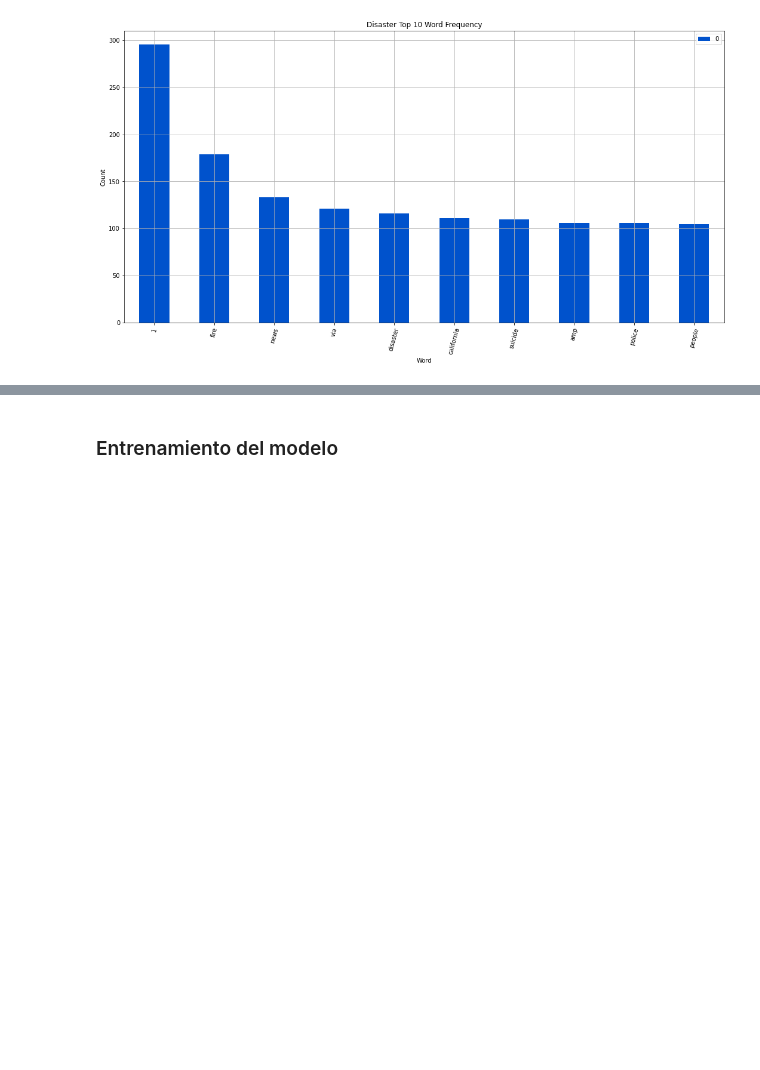
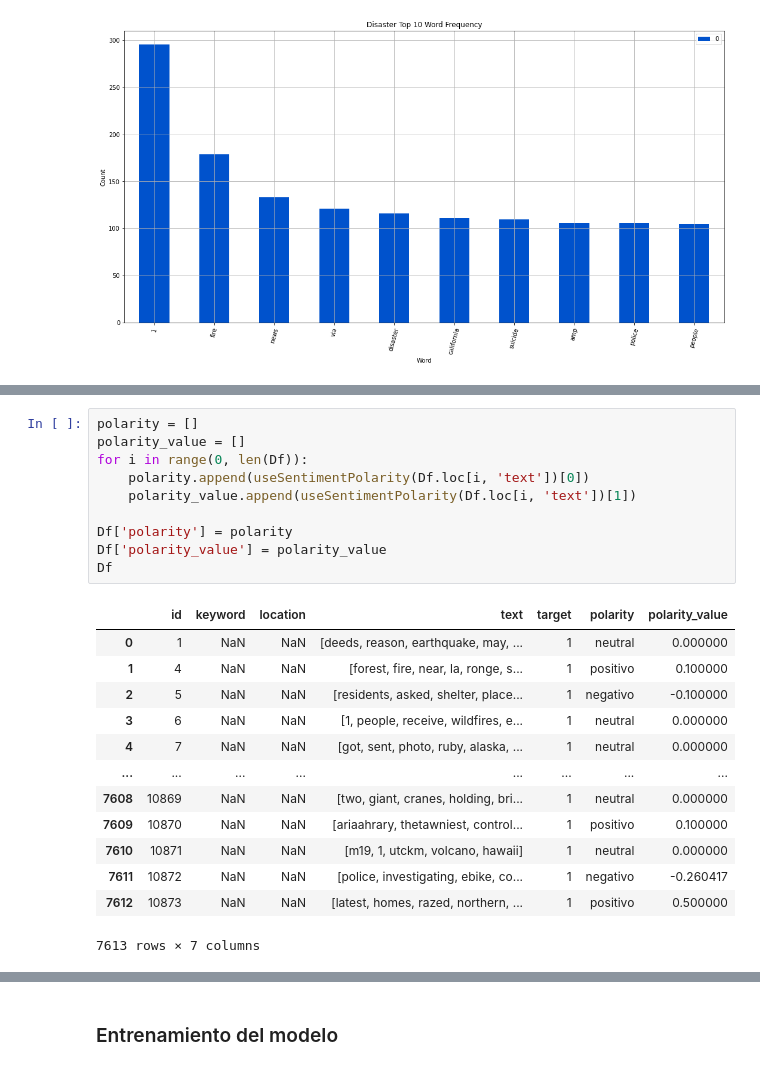
Before and after one commit to jlor31/DS1_LAB05, a Jupyter notebook: DS 1 LAB 05.ipynb, the cells around one changed output, grey strips where cells are left out. Saved outputs shown, nothing was run; the diff lists cells and outputs as text; blank space fills up the shorter version.

```diff
--- a/DS 1 LAB 05.ipynb
+++ b/DS 1 LAB 05.ipynb
@@ -283,0 +299,24 @@ Frecuencias_Df_solo_desastres.plot.bar(figsize=(18,9),xlabel="Word",ylabel="Coun
+# %%
+polarity = []
+polarity_value = []
+for i in range(0, len(Df)):
+    polarity.append(useSentimentPolarity(Df.loc[i, 'text'])[0])
+    polarity_value.append(useSentimentPolarity(Df.loc[i, 'text'])[1])
+
+Df['polarity'] = polarity
+Df['polarity_value'] = polarity_value
+Df
+# %% [output]
+|  | id | keyword | location | text | target | polarity | polarity_value |
+| 0 | 1 | NaN | NaN | [deeds, reason, earthquake, may, ... | 1 | neutral | 0.000000 |
+| 1 | 4 | NaN | NaN | [forest, fire, near, la, ronge, s... | 1 | positivo | 0.100000 |
+| 2 | 5 | NaN | NaN | [residents, asked, shelter, place... | 1 | negativo | -0.100000 |
+| 3 | 6 | NaN | NaN | [1, people, receive, wildfires, e... | 1 | neutral | 0.000000 |
+| 4 | 7 | NaN | NaN | [got, sent, photo, ruby, alaska, ... | 1 | neutral | 0.000000 |
+| ... | ... | ... | ... | ... | ... | ... | ... |
+| 7608 | 10869 | NaN | NaN | [two, giant, cranes, holding, bri... | 1 | neutral | 0.000000 |
+| 7609 | 10870 | NaN | NaN | [ariaahrary, thetawniest, control... | 1 | positivo | 0.100000 |
+| 7610 | 10871 | NaN | NaN | [m19, 1, utckm, volcano, hawaii] | 1 | neutral | 0.000000 |
+| 7611 | 10872 | NaN | NaN | [police, investigating, ebike, co... | 1 | negativo | -0.260417 |
+| 7612 | 10873 | NaN | NaN | [latest, homes, razed, northern, ... | 1 | positivo | 0.500000 |
+7613 rows × 7 columns
```
Also changed, not shown: parts of 14 cells of this notebook, 3 other files.
